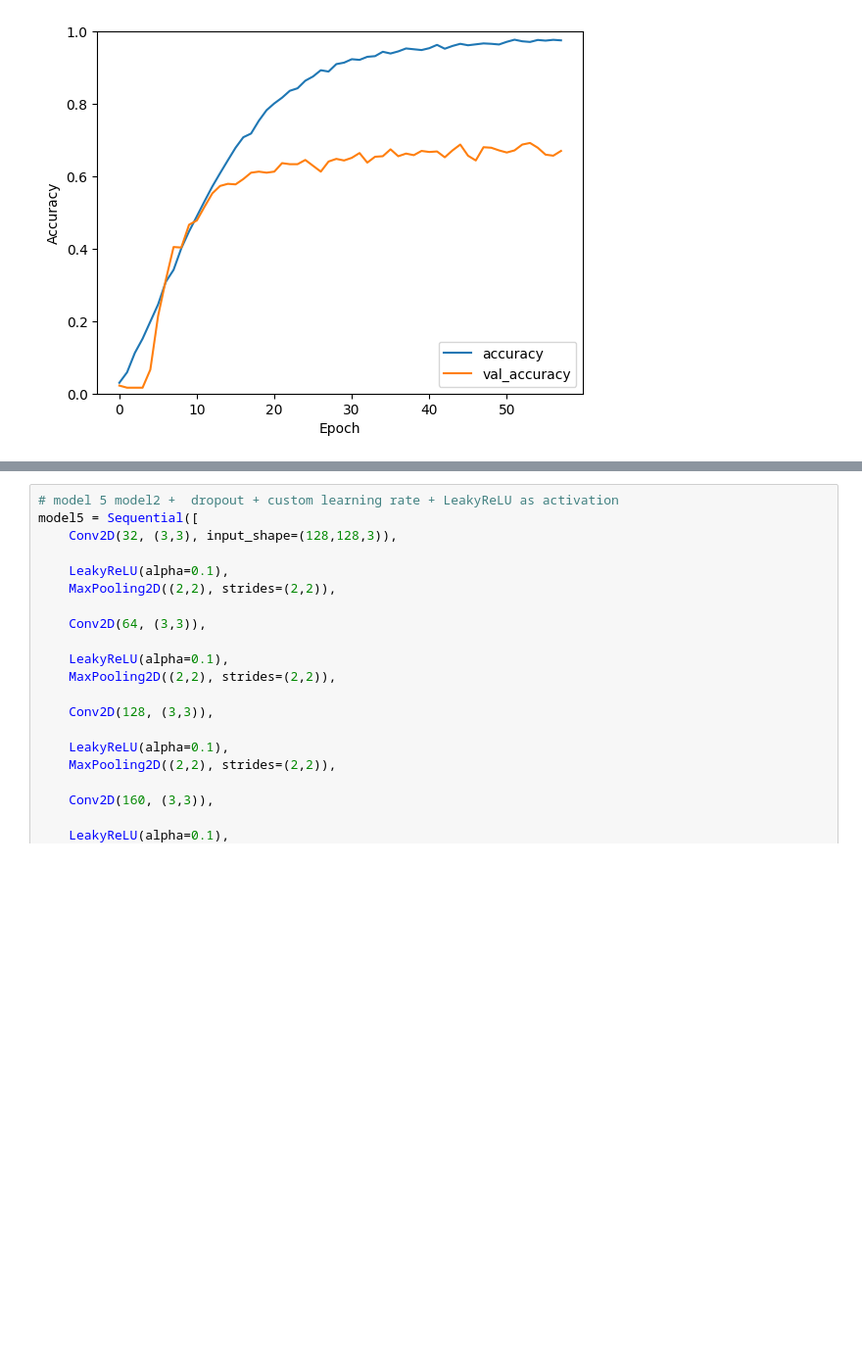
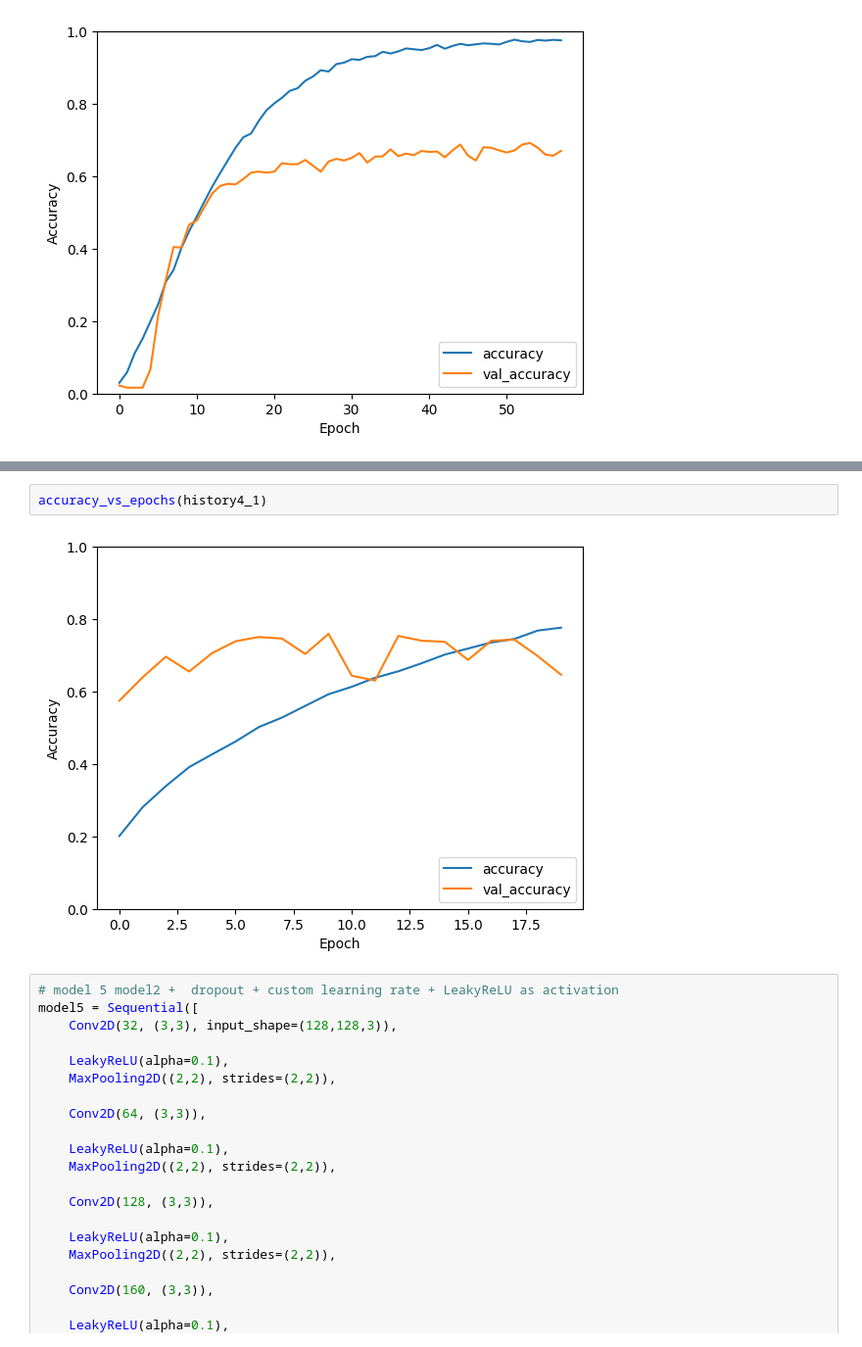
Before and after one commit to sachinadk2011/handwritten-alphanumeric-recognition, a Jupyter notebook: handwritten_recognition.ipynb, the cells around one changed output, grey strips where cells are left out. Shown at 98% size. Cells and saved outputs as stored; diff of their text form; blank space fills up the shorter version.

```diff
--- a/handwritten_recognition.ipynb
+++ b/handwritten_recognition.ipynb
@@ -671,3 +685,7 @@ KeyboardInterrupt:
+# %%
+accuracy_vs_epochs(history4_1)
+# %% [output]
+[figure, added]
 # %%
 # model 5 model2 +  dropout + custom learning rate + LeakyReLU as activation
 model5 = Sequential([
```
Also changed, not shown: parts of 1 cell of this notebook.
